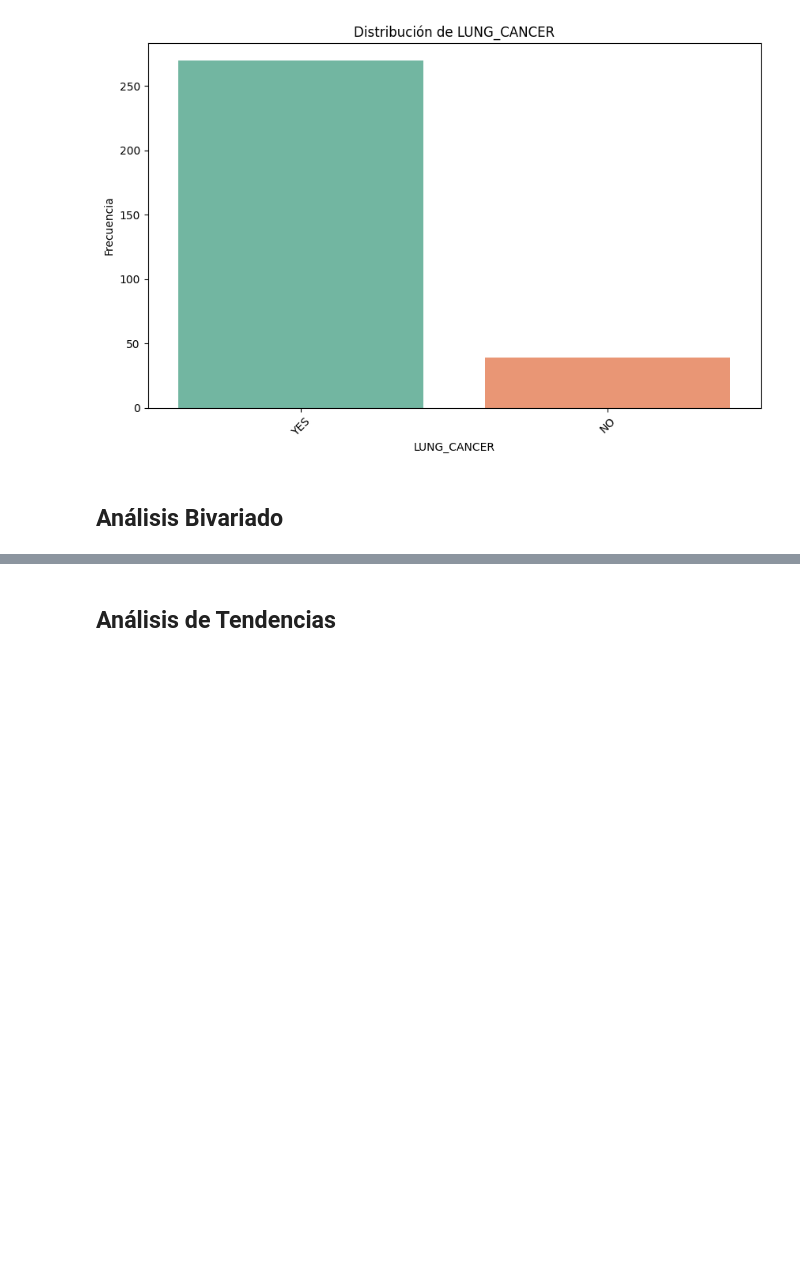
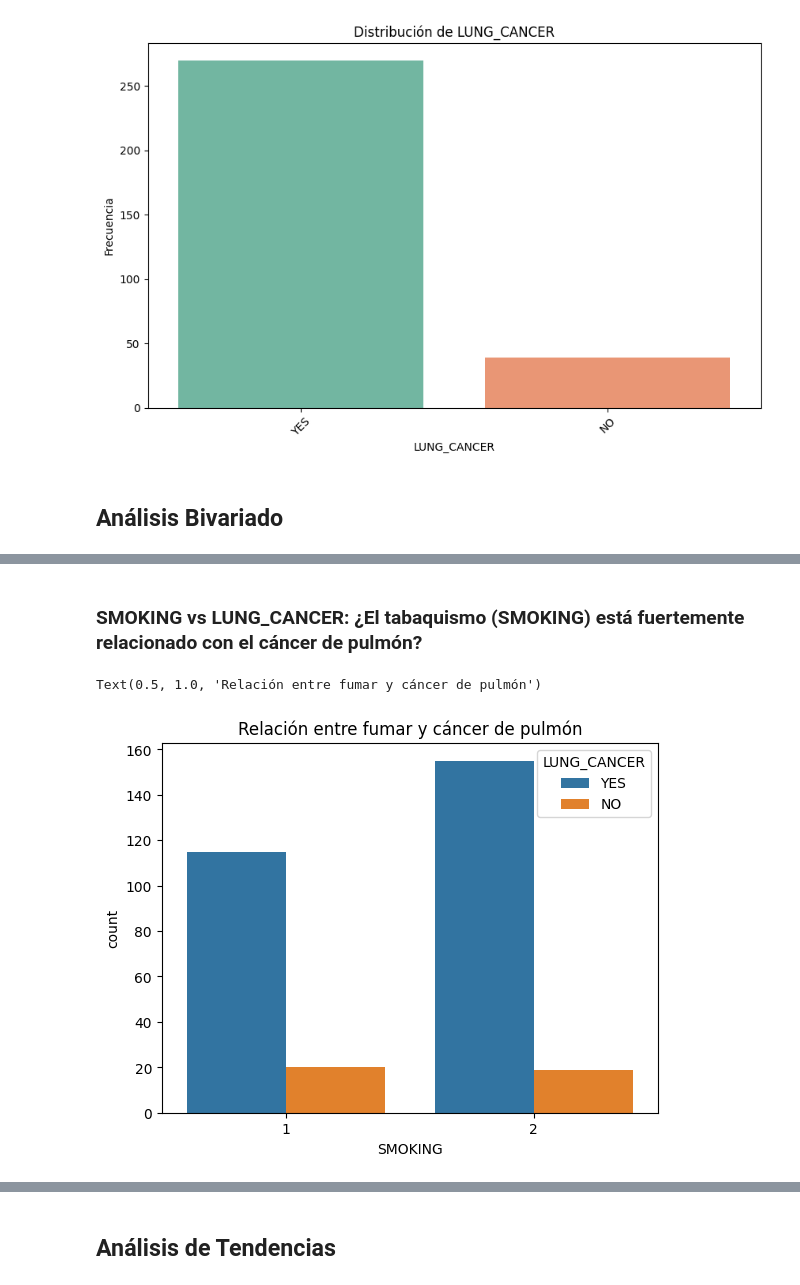
Before and after one commit to leandruko/lung-cancer, a Jupyter notebook: lung_cancer.ipynb, the cells around one changed output, grey strips where cells are left out. Cells and saved outputs as stored; diff of their text form; code cells hidden in the pictures; blank space fills up the shorter version.

```diff
--- a/lung_cancer.ipynb
+++ b/lung_cancer.ipynb
@@ -580,0 +547,8 @@ Passing `palette` without assigning `hue` is deprecated and will be removed in v
+# %% [markdown]
+### SMOKING vs LUNG_CANCER: ¿El tabaquismo (SMOKING) está fuertemente relacionado con el cáncer de pulmón?
+# %%
+sns.countplot(x='SMOKING', hue='LUNG_CANCER', data=df)
+plt.title('Relación entre fumar y cáncer de pulmón')
+# %% [output]
+Text(0.5, 1.0, 'Relación entre fumar y cáncer de pulmón')
+[figure, added]
```
Also changed, not shown: parts of 38 cells of this notebook.
